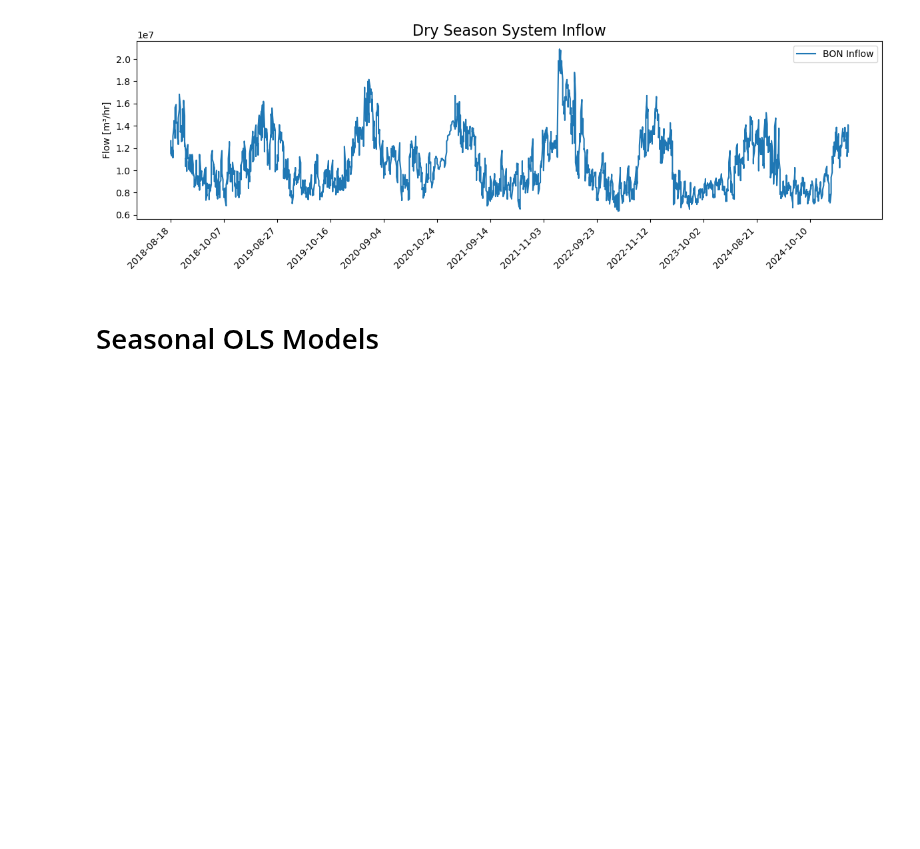
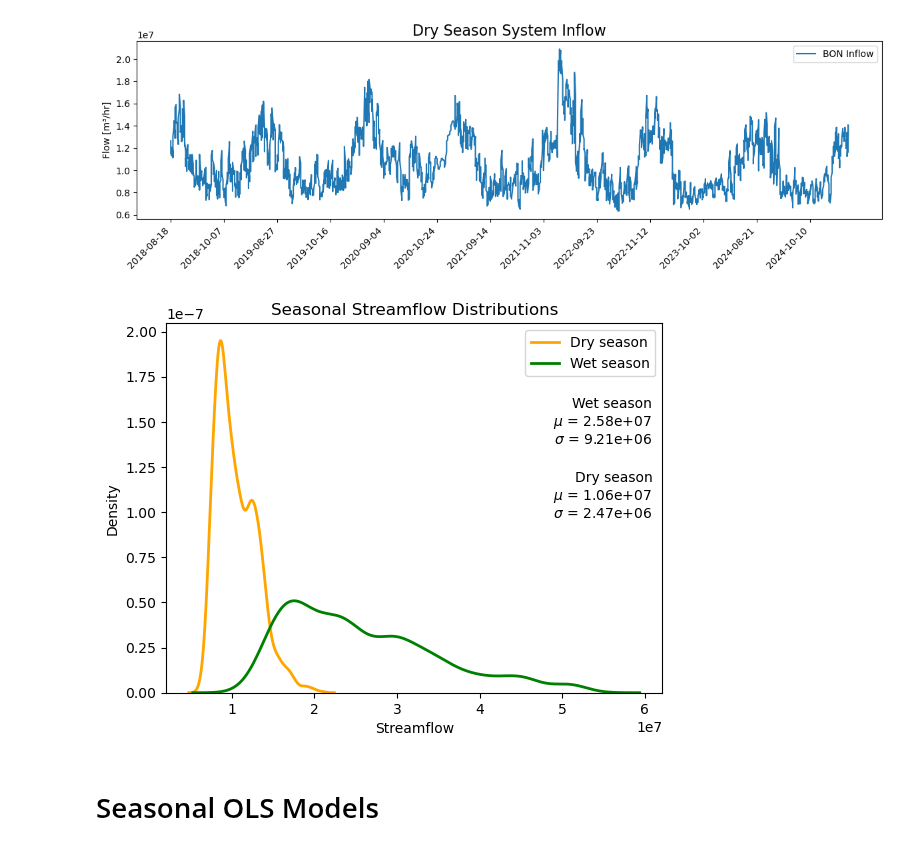
Before and after one commit to ecohn44/cascaded-hydro, a Jupyter notebook: py-forecasting/DIU-framework.ipynb, the cells around one changed output. Saved outputs shown, nothing was run; the diff lists cells and outputs as text; code cells hidden in the pictures; blank space fills up the shorter version.

```diff
--- a/py-forecasting/DIU-framework.ipynb
+++ b/py-forecasting/DIU-framework.ipynb
@@ -407,6 +411,48 @@ plot_flow(wet_flow, 200, "Wet")
 plot_flow(dry_flow, 200, "Dry")
 # %% [output]
 [figure]
+# %%
+mu_d, std_d = np.mean(dry_flow['inflow_m3hr']), np.std(dry_flow['inflow_m3hr'])
+mu_w, std_w = np.mean(wet_flow['inflow_m3hr']), np.std(wet_flow['inflow_m3hr'])
+
+plt.figure()
+sns.kdeplot(dry_flow['inflow_m3hr'], label='Dry season', linewidth=2, color='orange')
+sns.kdeplot(wet_flow['inflow_m3hr'], label='Wet season', linewidth=2, color='green')
+
+plt.xlabel('Streamflow')
+plt.ylabel('Density')
+plt.legend()
+plt.title('Seasonal Streamflow Distributions')
+
+sf = 2
+
+text_dry = (
+    f"Dry season\n"
+    f"$\\mu$ = {mu_d:.{sf}e}\n"
+    f"$\\sigma$ = {std_d:.{sf}e}"
+)
+
+text_wet = (
+    f"Wet season\n"
+    f"$\\mu$ = {mu_w:.{sf}e}\n"
+    f"$\\sigma$ = {std_w:.{sf}e}"
+)
+
+plt.text(
+    0.98, 0.6, text_dry,
+    transform=plt.gca().transAxes,
+    va='top', ha='right'
+)
+
+plt.text(
+    0.98, 0.8, text_wet,
+    transform=plt.gca().transAxes,
+    va='top', ha='right'
+)
+
+plt.show()
+# %% [output]
+[figure, added]
 # %% [markdown]
 # Seasonal OLS Models
 # %% [markdown]
```
Also changed, not shown: parts of 5 cells of this notebook, 7 other files.
